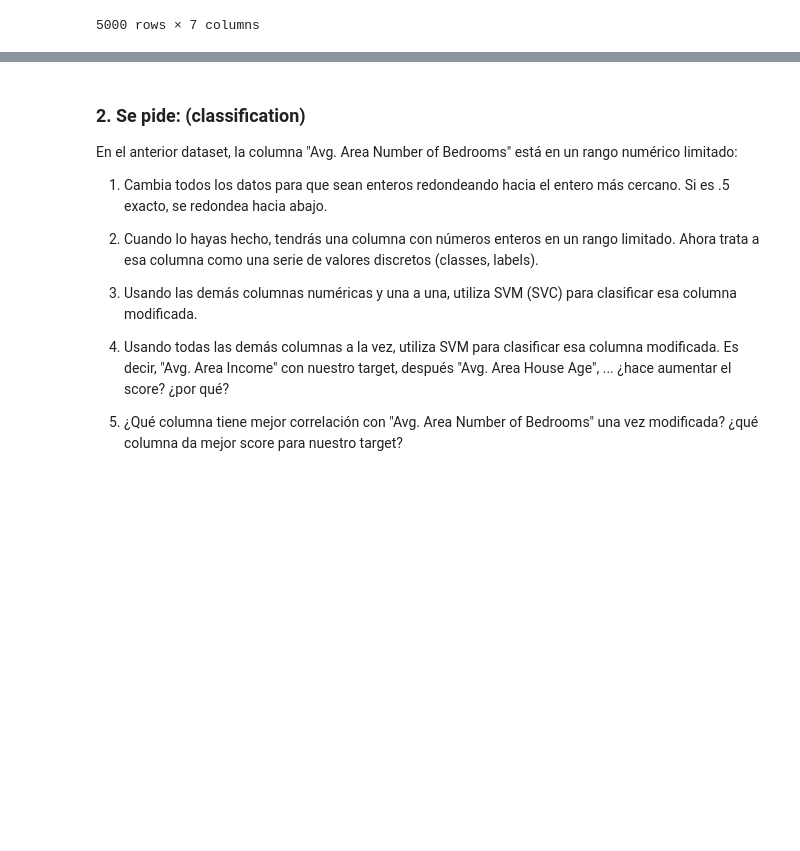
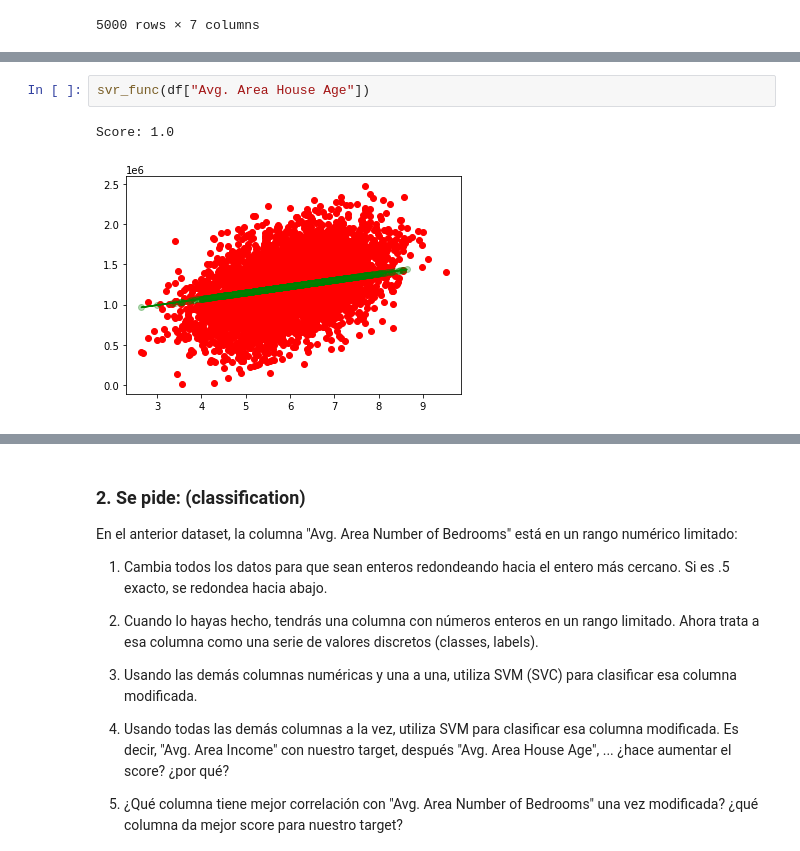
Before and after one commit to SoniaCobPac/the_bridge_bootcamp, a Jupyter notebook: week9_ML_svm_poly_norm/day3_cicd_encoding_metrics_knn_svm_nlr/svm/exercises/2.houses_svr_svm.ipynb, the cells around one changed output, grey strips where cells are left out. Cells and saved outputs as stored; diff of their text form; blank space fills up the shorter version.

```diff
--- a/week9_ML_svm_poly_norm/day3_cicd_encoding_metrics_knn_svm_nlr/svm/exercises/2.houses_svr_svm.ipynb
+++ b/week9_ML_svm_poly_norm/day3_cicd_encoding_metrics_knn_svm_nlr/svm/exercises/2.houses_svr_svm.ipynb
@@ -25,0 +61,5 @@ df
+# %%
+svr_func(df["Avg. Area House Age"])
+# %% [output]
+Score: 1.0
+[figure, added]
```
Also changed, not shown: parts of 21 cells of this notebook, 38 other files.
